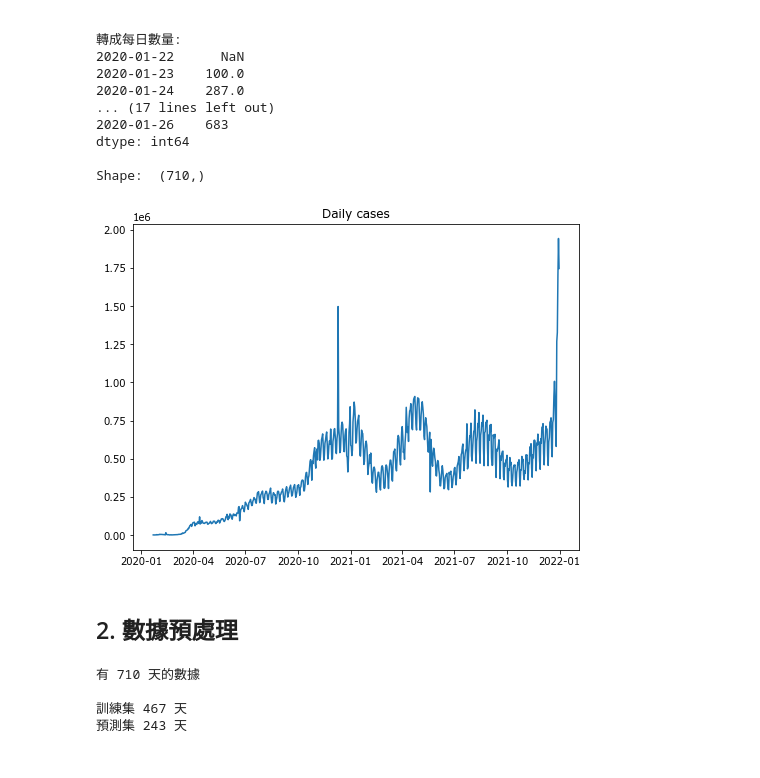
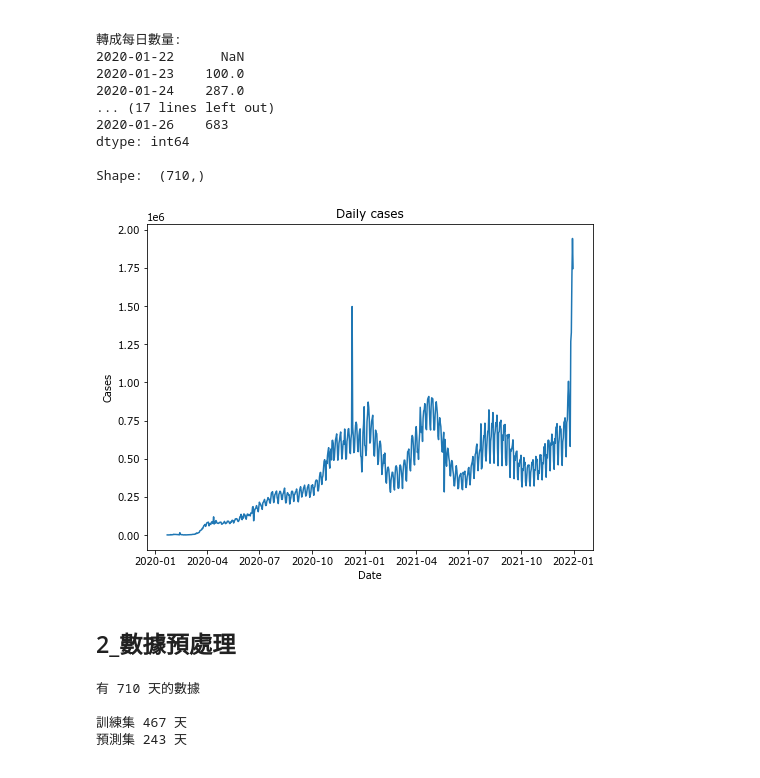
Before and after one commit to a123a20/Chang-Ching, a Jupyter notebook: RNN系列實作/LSTM_COVID-19預測/RNN_新冠病例預測_LSTM.ipynb, the cells around one changed output. Cells and saved outputs as stored; diff of their text form; code cells hidden in the pictures.

```diff
--- a/RNN系列實作/LSTM_COVID-19預測/RNN_新冠病例預測_LSTM.ipynb
+++ b/RNN系列實作/LSTM_COVID-19預測/RNN_新冠病例預測_LSTM.ipynb
@@ -143,14 +163,16 @@ Shape:  (710,)
 # %%
 x = daily_cases.index  # 取column index(2020-01)
 y = daily_cases.values  # 取DataFrame的內容值
 
 plt.figure(figsize=(8,6))
 plt.title('Daily cases')
+plt.xlabel("Date")
+plt.ylabel("Cases")
 plt.plot(x, y)
 plt.show()
 # %% [output]
-[figure, old version]
+[figure, new version]
 # %% [markdown]
-## 2. 數據預處理
+## 2_數據預處理
 # %%
 print("有", daily_cases.size,"天的數據")
```
Also changed, not shown: parts of 20 cells of this notebook, 3 other files.
